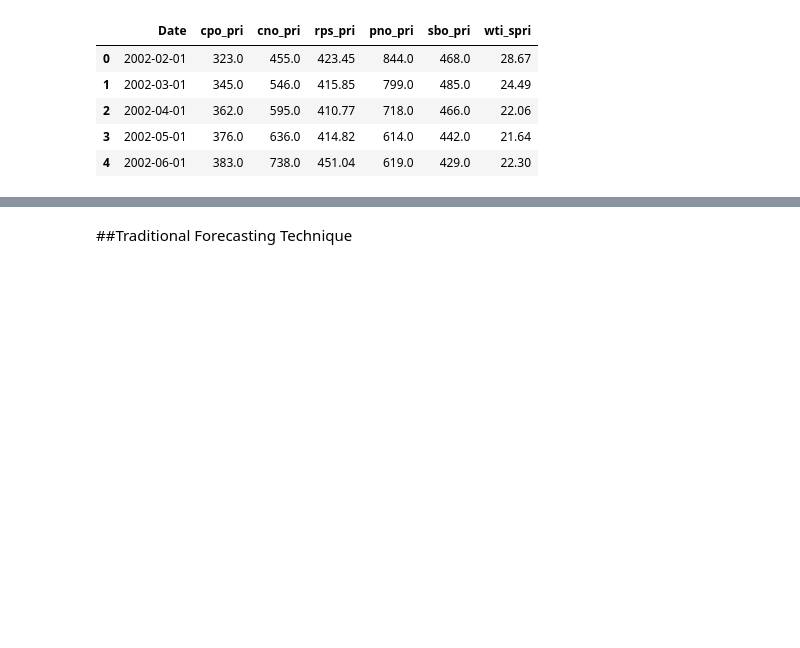
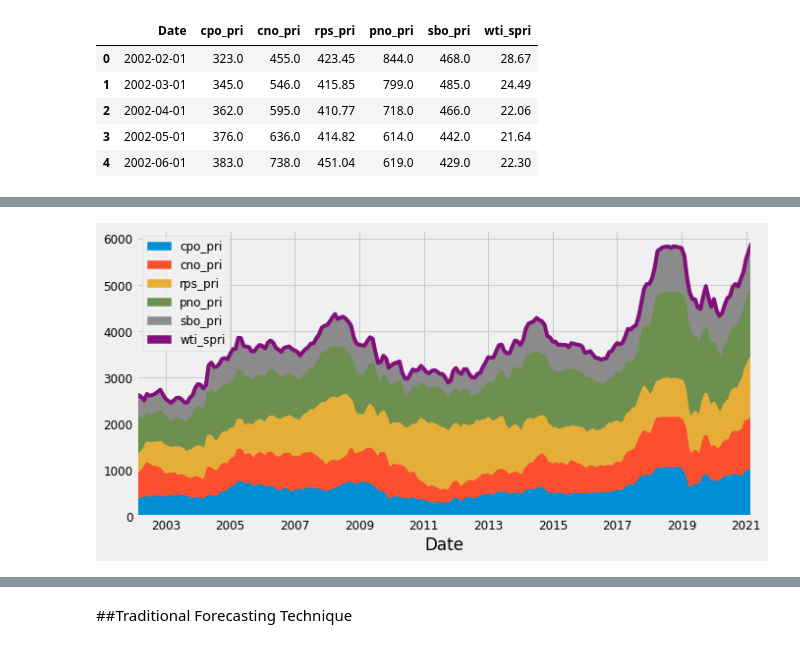
Before and after one commit to mofuoku417/Machine-Learning-Techniques-for-Multivariate-Time-Series-Forecasting-of-Crude-Palm-Oil-Prices, a Jupyter notebook: ML_MVcpo.ipynb, the cells around one changed output, grey strips where cells are left out. Drawn from its saved outputs; the diff is of its cells as text; code cells hidden in the pictures; blank space fills up the shorter version.

```diff
--- a/ML_MVcpo.ipynb
+++ b/ML_MVcpo.ipynb
@@ -108,0 +156,9 @@ memory usage: 12.7 KB
+# %%
+# Plot an area chart
+ax = df.plot.area(fontsize=12);
+
+# Additional customizations
+ax.set_xlabel('Date');
+ax.legend(fontsize=12);
+# %% [output]
+[figure, added]
```
Also changed, not shown: parts of 35 cells of this notebook.
